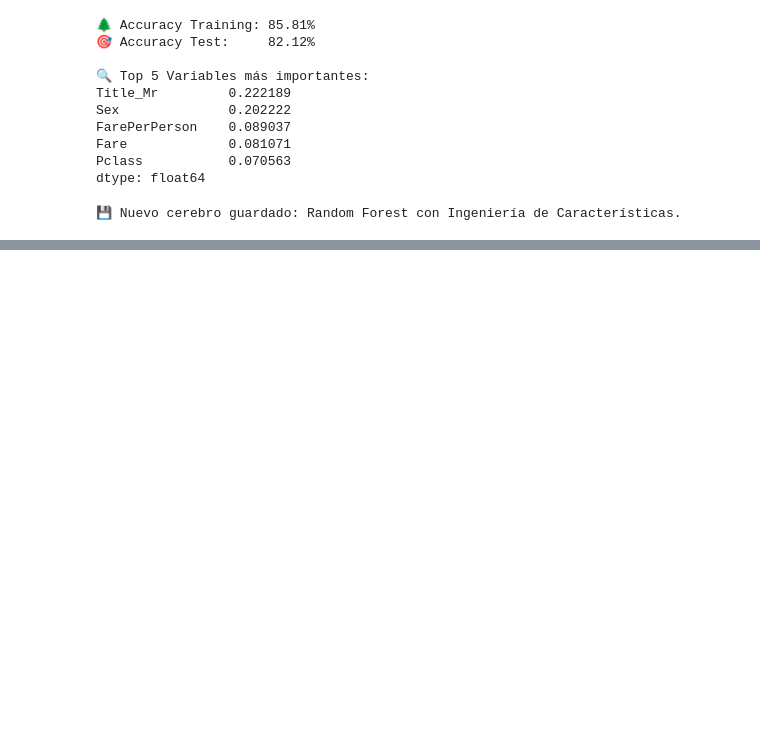
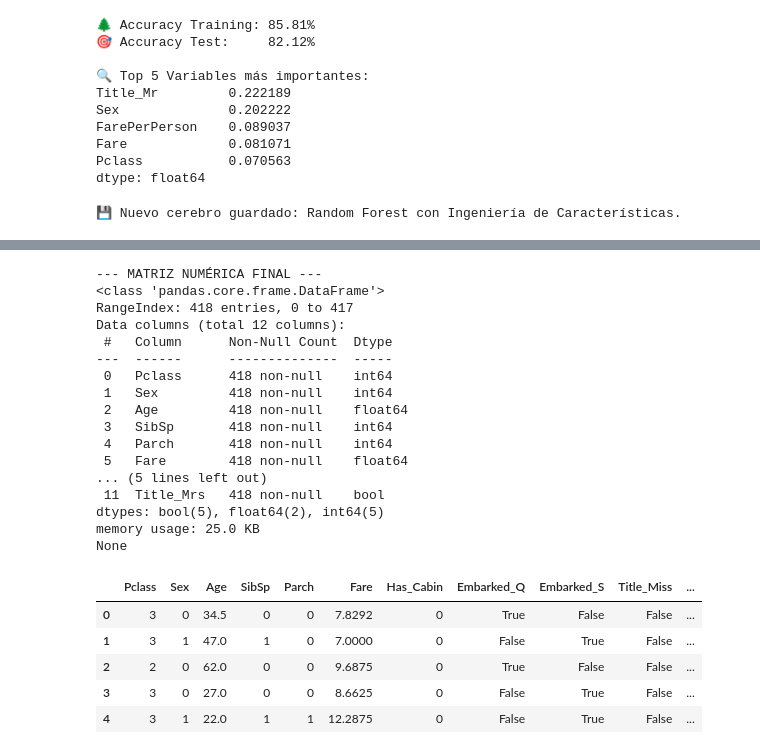
Before and after one commit to pabloferriz-cmd/titanic-bootcamp, a Jupyter notebook: 01_titanic_exploration.ipynb, the cells around one changed output, grey strips where cells are left out. Cells and saved outputs as stored; diff of their text form; code cells hidden in the pictures; blank space fills up the shorter version.

```diff
--- a/01_titanic_exploration.ipynb
+++ b/01_titanic_exploration.ipynb
@@ -413,0 +552,45 @@ print("💾 Nuevo cerebro guardado: Random Forest con Ingeniería de Caracterís
+# %%
+# 1. Convertir SEX a binario (Hombre=0, Mujer=1 o viceversa)
+# Esto es seguro porque solo hay 2 opciones.
+df2['Sex'] = df2['Sex'].map({'male': 0, 'female': 1})
+
+# 2. One-Hot Encoding para Embarked y Title
+# drop_first=True elimina la redundancia (si no es A ni B, tiene que ser C).
+# Esto evita la "Multicolinealidad" (te suena de álgebra lineal, ¿no?).
+df2 = pd.get_dummies(df2, columns=['Embarked', 'Title'], drop_first=True)
+
+# 3. ELIMINAR BASURA RESTANTE
+# Name: Ya sacamos el Title.
+# Ticket: Es un código alfanumérico aleatorio (ruido).
+# PassengerId: Es solo un índice.
+cols_to_drop = ['Name', 'Ticket', 'PassengerId']
+df2.drop(cols_to_drop, axis=1, inplace=True)
+
+# 4. VERIFICACIÓN FINAL
+print("--- MATRIZ NUMÉRICA FINAL ---")
+print(df2.info())
+display(df2.head())
+# %% [output]
+--- MATRIZ NUMÉRICA FINAL ---
+<class 'pandas.core.frame.DataFrame'>
+RangeIndex: 418 entries, 0 to 417
+Data columns (total 12 columns):
+ #   Column      Non-Null Count  Dtype
+---  ------      --------------  -----
+ 0   Pclass      418 non-null    int64
+ 1   Sex         418 non-null    int64
+ 2   Age         418 non-null    float64
+ 3   SibSp       418 non-null    int64
+ 4   Parch       418 non-null    int64
+ 5   Fare        418 non-null    float64
+... (5 lines left out)
+ 11  Title_Mrs   418 non-null    bool
+dtypes: bool(5), float64(2), int64(5)
+memory usage: 25.0 KB
+None
+|  | Pclass | Sex | Age | SibSp | Parch | Fare | Has_Cabin | Embarked_Q | Embarked_S | Title_Miss | ... |
+| 0 | 3 | 0 | 34.5 | 0 | 0 | 7.8292 | 0 | True | False | False | ... |
+| 1 | 3 | 1 | 47.0 | 1 | 0 | 7.0000 | 0 | False | True | False | ... |
+| 2 | 2 | 0 | 62.0 | 0 | 0 | 9.6875 | 0 | True | False | False | ... |
+| 3 | 3 | 0 | 27.0 | 0 | 0 | 8.6625 | 0 | False | True | False | ... |
+| 4 | 3 | 1 | 22.0 | 1 | 1 | 12.2875 | 0 | False | True | False | ... |
```
Also changed, not shown: parts of 13 cells of this notebook, 1 other file.
